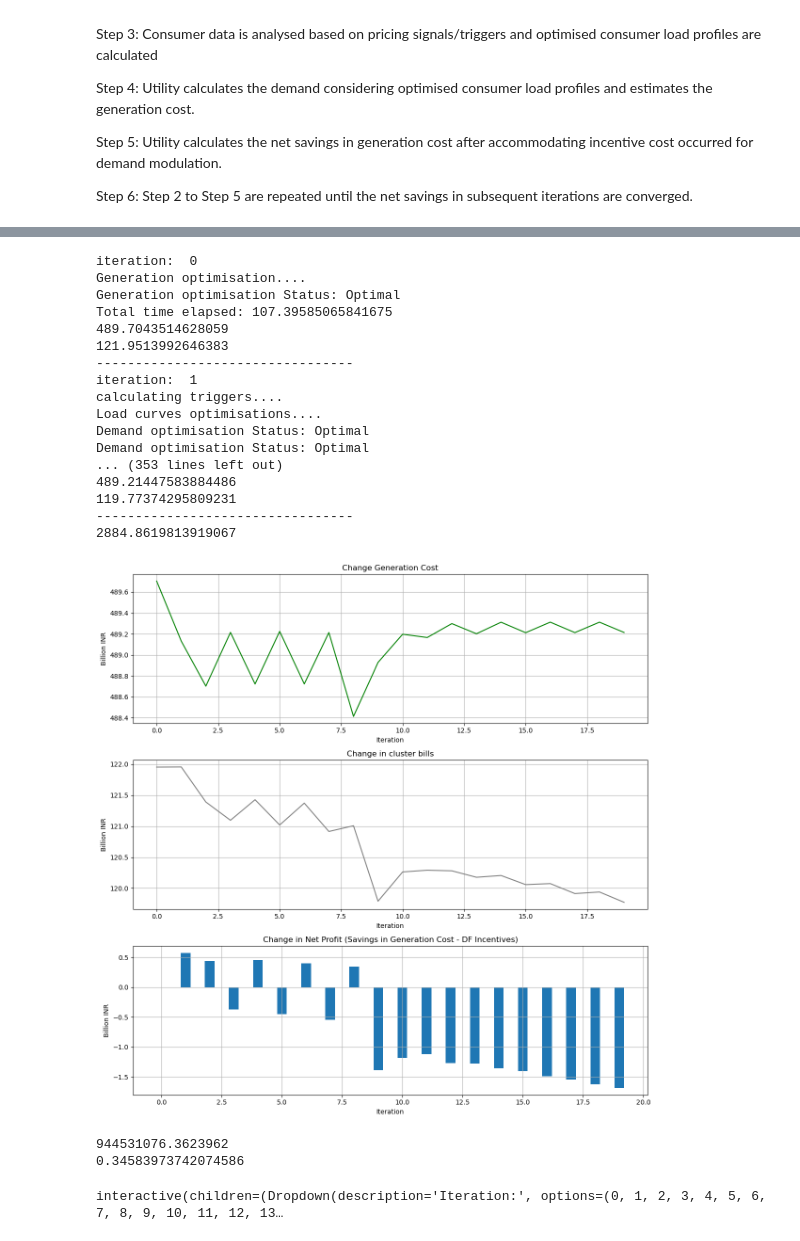
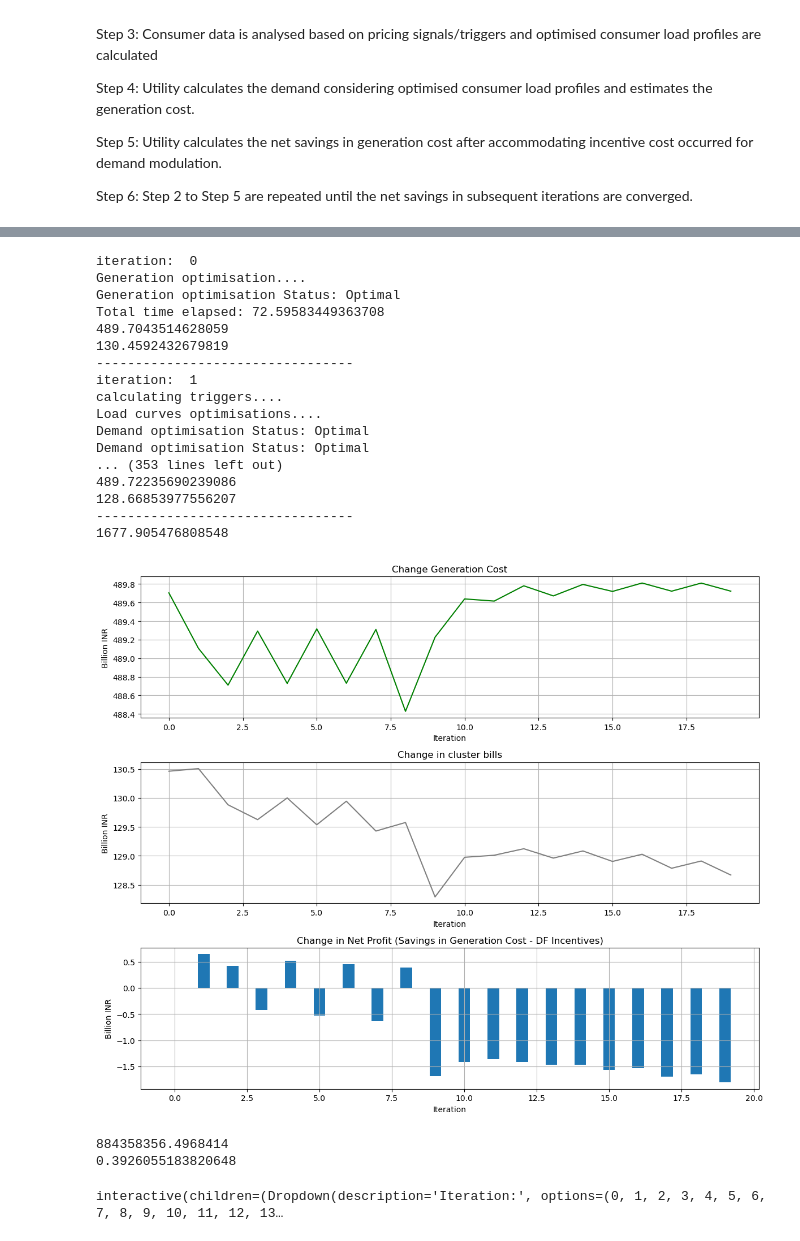
Before and after one commit to KaustubhArekar/Demand-Flexibility-Model, a Jupyter notebook: DF_integrated_model.ipynb, the cells around one changed output, grey strips where cells are left out. Drawn from its saved outputs; the diff is of its cells as text; code cells hidden in the pictures.

```diff
--- a/DF_integrated_model.ipynb
+++ b/DF_integrated_model.ipynb
@@ -766,9 +246,10 @@ def trigger_calculation(pu_gen_cost, tariff,mode,n):
 
     mean_pugen = pu_gen_cost.mean()
 
-
-    DR_lambda = 0.3
-    DF_lambda = 0.3
+    base_incenitve_DF = 0.3
+    base_incenitve_DR = 0.3
+    DR_lambda = 0.025
+    DF_lambda = 0.025
 
 
 #     print('Upper bound pu_gen_cost:', mean_cost_ub)
@@ -789,11 +270,11 @@ def trigger_calculation(pu_gen_cost, tariff,mode,n):
 #     plt.plot(DR_incentive*DR_lambda)
     for i in range(len(tariff.columns)):
         if mode[i]=='DR':
-            triggers.iloc[:,i] =  DR_incentive[:]*(DR_lambda +n*0.025) + tariff.iloc[:,i]
+            triggers.iloc[:,i] =  DR_incentive[:]*(base_incenitve_DR +n* DR_lambda) + tariff.iloc[:,i]
         elif mode[i] =='DF':
-            triggers.iloc[:,i] = tariff.iloc[:,i] + DF_trigger*(DF_lambda+n*0.025)
+            triggers.iloc[:,i] = tariff.iloc[:,i] + DF_trigger*(base_incenitve_DF+n*DF_lambda)
         else:
-            triggers.iloc[:,i] = DR_incentive[:]*(DF_lambda+n*0.025)
+            triggers.iloc[:,i] = DR_incentive[:]*(base_incenitve_DR+n* DR_lambda)
 
 
     return triggers
@@ -1098,4 +1048,13 @@ plt.plot(consumer_load_clusters.sum(axis=1))
 # %%
+# setting up problem and user inputs for analysis
+mode=['DF','DF','DF','DF','DF','DF','DF','DF','DF','DF'] # cluster wise demnand flexibility mode (Demand felxibility, demand response, demand response 2)
+flex = [0.2,0.2,0.2,0.2,0.2,0.2,0.2,0.2,0.2,0.2] # cluster wise % flexibility
+
+re_forecasting = 0 # 0 if forecasted data is available in csv format, 1 if forecasting is needed
+if re_forecasting ==1:
+    re['Solar']=final_SolarPower['Total_power']
+    re['Wind']=final_WindPower['Total_power']
+
 start_time = time.time()
 # create dictionaries to store data in each iteration
 iterative_tariff_signals ={}
@@ -1186,9 +1145,9 @@ print(end_time - start_time)
 iteration:  0
 Generation optimisation....
 Generation optimisation Status: Optimal
-Total time elapsed: 107.39585065841675
+Total time elapsed: 72.59583449363708
 489.7043514628059
-121.9513992646383
+130.4592432679819
 ---------------------------------
 iteration:  1
 calculating triggers....
@@ -1196,10 +1155,10 @@ Load curves optimisations....
 Demand optimisation Status: Optimal
 Demand optimisation Status: Optimal
 ... (353 lines left out)
-489.21447583884486
-119.77374295809231
+489.72235690239086
+128.66853977556207
 ---------------------------------
-2884.8619813919067
+1677.905476808548
 # %%
 total_cluster_bills = np.zeros(number_of_iterations)
 total_gen_cost = np.zeros(number_of_iterations)
@@ -1216,41 +1175,41 @@ for i in range(number_of_iterations):
     change_in_gen_cost[i] =total_gen_cost[0] - total_gen_cost[i]
     change_in_net_profit[i] = change_in_gen_cost[i] + change_in_bills[i]
 
 
 
-fig, (ax1, ax2,ax3) = plt.subplots(3, 1, figsize=(12, 12))
+fig, (ax1, ax2,ax3) = plt.subplots(3, 1, figsize=(12, 10))
 
 ax1.plot(total_gen_cost/1000000000, color='green')
 ax1.set_title('Change Generation Cost')
 ax1.set_xlabel('Iteration')
 ax1.set_ylabel('Billion INR')
 ax1.grid(True)
 
 ax2.plot(total_cluster_bills/1000000000, color='grey')
 ax2.set_title('Change in cluster bills')
 ax2.set_xlabel('Iteration')
 ax2.set_ylabel('Billion INR')
 ax2.grid(True)
 
 ax3.bar(range(number_of_iterations), change_in_net_profit/1000000000, width =0.4)
 ax3.set_title('Change in Net Profit (Savings in Generation Cost - DF Incentives)')
 ax3.set_xlabel('Iteration')
 ax3.set_ylabel('Billion INR')
 ax3.grid(True)
 
 
 plt.tight_layout()
 
 
 plt.show()
 # %% [output]
-[figure, old version]
+[figure, new version]
 # %%
 print(total_cluster_bills[0] - total_cluster_bills[8])
 print((iterative_total_gen_cost[0] - iterative_total_gen_cost[8] -(total_cluster_bills[0] - total_cluster_bills[8]))/1000000000)
 # %% [output]
-944531076.3623962
-0.34583973742074586
+884358356.4968414
+0.3926055183820648
 # %%
 ## Load shift in different categories of load
 
```
Also changed, not shown: parts of 26 cells of this notebook, 1 other file.
